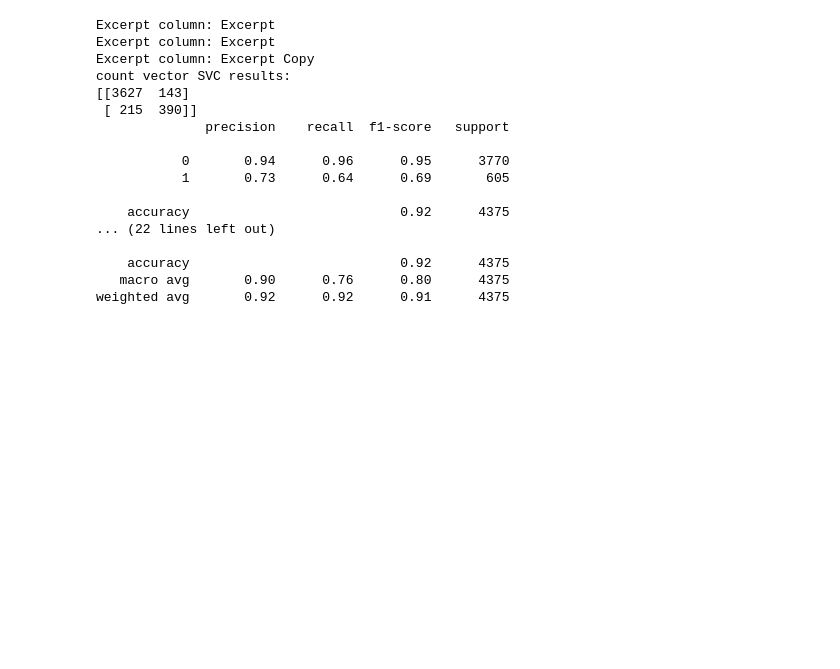
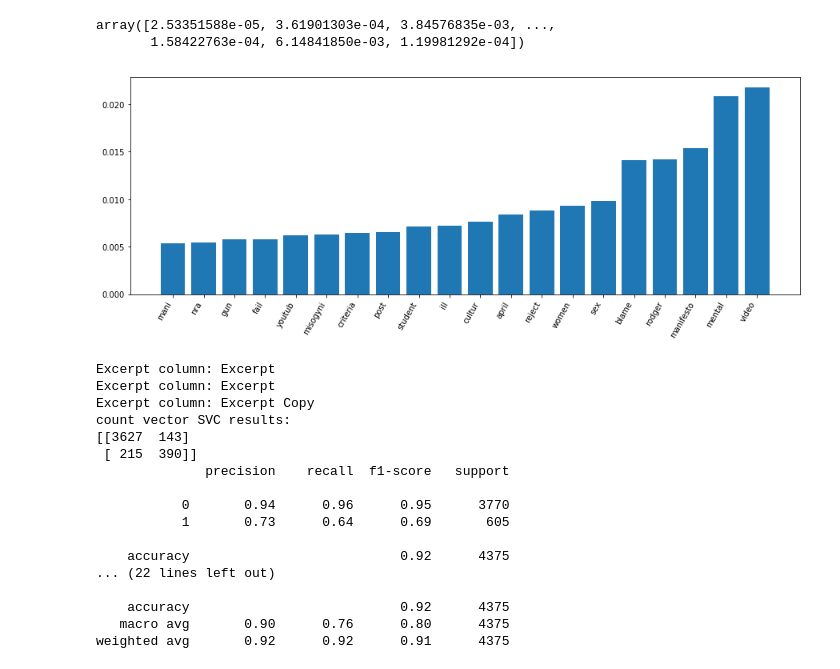
Before and after one commit to anjapago/AnalyzeAccountability, a Jupyter notebook: Binary Classifier Full Data.ipynb, the cells around one changed output. Cells and saved outputs as stored; diff of their text form; code cells hidden in the pictures; blank space fills up the shorter version.

Commit message:
plotting feature importance in analysis

```diff
--- a/Binary Classifier Full Data.ipynb
+++ b/Binary Classifier Full Data.ipynb
@@ -19,3 +38,13 @@ IslaVista_results = find_best_classifier(["Isla Vista - All Excerpts - 1_2_2019.
+# %%
+IslaVista_results['classifier'].feature_importances_
+# %% [output]
+array([2.53351588e-05, 3.61901303e-04, 3.84576835e-03, ...,
+       1.58422763e-04, 6.14841850e-03, 1.19981292e-04])
+# %%
+cv = IslaVista_results['vectorizer'][0]
+plot_coefficients(IslaVista_results['classifier'].feature_importances_, cv.get_feature_names(), show_neg = False)
+# %% [output]
+[figure, added]
 # %%
 # full data
 results = find_best_classifier()
```
Also changed, not shown: parts of 6 cells of this notebook.
